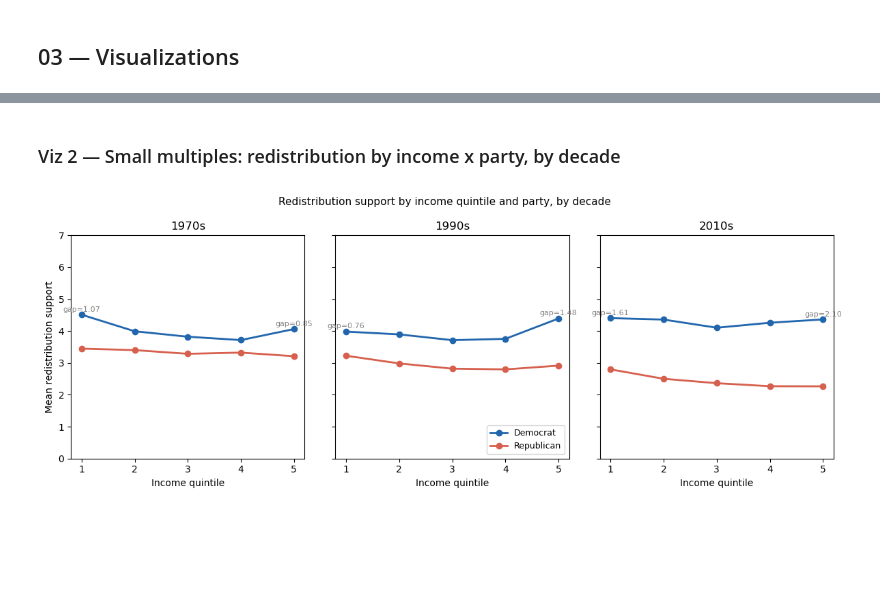
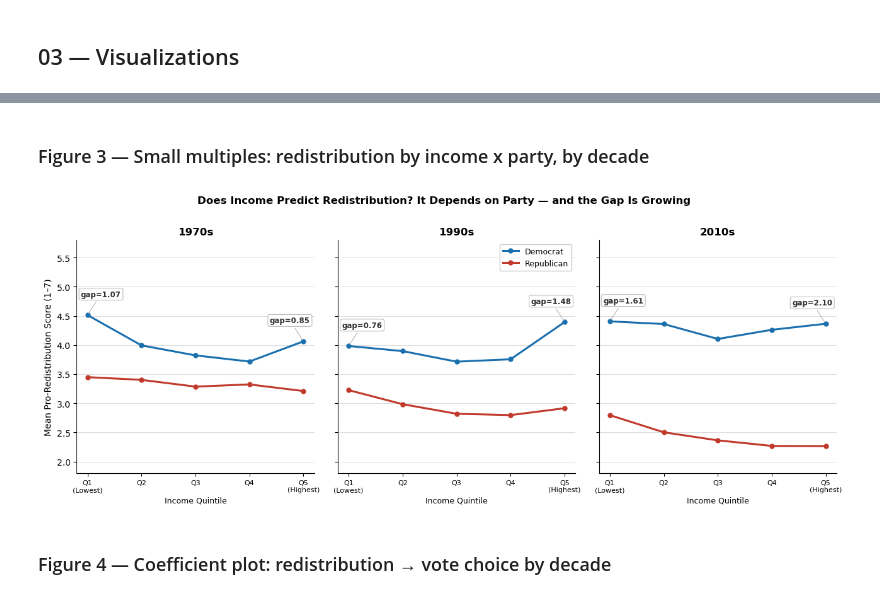
Before and after one commit to nnjaa2027/qss20-inequality-redistribution, a Jupyter notebook: code/03_visualize.ipynb, the cells around one changed output, grey strips where cells are left out. Saved outputs shown, nothing was run; the diff lists cells and outputs as text; code cells hidden in the pictures; blank space fills up the shorter version.

```diff
--- a/code/03_visualize.ipynb
+++ b/code/03_visualize.ipynb
@@ -4,6 +4,23 @@
 import pandas as pd
 import numpy as np
 import matplotlib.pyplot as plt
+import statsmodels.formula.api as smf
 
 df = pd.read_csv("../output/anes_clean.csv")
+
+# Census Bureau Historical Income Table H-4
+gini_df = pd.read_csv("../data/gini_census.csv")
+
+def decade(y):
+    return f"{int(y)//10*10}s"
+
+# shared style for event annotation text boxes
+LABEL_BOX = dict(boxstyle='round,pad=0.25', facecolor='white', edgecolor='#aaaaaa', linewidth=0.7, alpha=0.92)
+LABEL_KW  = dict(fontsize=7.5, fontweight='bold', color='#333333', bbox=LABEL_BOX, va='top')
+
+# shared style for data annotation boxes (gap labels etc.)
+DATA_BOX = dict(boxstyle='round,pad=0.25', facecolor='white', edgecolor='#aaaaaa', linewidth=0.7, alpha=0.92)
+DATA_KW  = dict(fontsize=8.5, fontweight='bold', color='#333333', bbox=DATA_BOX)
+
+events = {1980:'Reagan', 1994:'Gingrich\nRevolution', 2008:'Financial\nCrisis', 2016:'Trump'}
 # %% [markdown]
@@ -48,34 +101,50 @@ plt.show()
 # %% [markdown]
-### Viz 2 — Small multiples: redistribution by income x party, by decade
+### Figure 3 — Small multiples: redistribution by income x party, by decade
 # %%
-decade_map = {'1970s':(1970,1979), '1990s':(1990,1999), '2010s':(2010,2019)}
-parties = ['Democrat','Republican']
-colors  = {'Democrat':'#2166ac','Republican':'#d6604d'}
+decade_map = {'1970s': (1970, 1979), '1990s': (1990, 1999), '2010s': (2010, 2019)}
+parties = ['Democrat', 'Republican']
+colors  = {'Democrat': '#1a6faf', 'Republican': '#c0392b'}
 
-fig, axes = plt.subplots(1, 3, figsize=(12, 4.5), sharey=True)
-for ax, (dlabel, (y0,y1)) in zip(axes, decade_map.items()):
-    sub = df[(df['year']>=y0) & (df['year']<=y1) & df['party3'].isin(parties)]
+fig, axes = plt.subplots(1, 3, figsize=(13, 5), sharey=True)
+for ax, (dlabel, (y0, y1)) in zip(axes, decade_map.items()):
+    sub = df[(df['year'] >= y0) & (df['year'] <= y1) & df['party3'].isin(parties)]
     for p in parties:
-        grp = sub[sub['party3']==p].groupby('income')['redist'].mean()
-        ax.plot(grp.index, grp.values, marker='o', color=colors[p], label=p, lw=2)
+        grp = sub[sub['party3'] == p].groupby('income')['redist'].mean()
+        ax.plot(grp.index, grp.values, marker='o', color=colors[p], label=p, lw=2.2, ms=5)
 
-    # annotate gap at lowest and highest income quintile
+    # gap annotations: place above the higher line with text box, offset to avoid overlap
     for q in [1, 5]:
-        vals = {p: sub[sub['party3']==p].groupby('income')['redist'].mean().get(q, np.nan) for p in parties}
+        vals = {p: sub[sub['party3'] == p].groupby('income')['redist'].mean().get(q, np.nan) for p in parties}
         if not any(np.isnan(v) for v in vals.values()):
             gap = abs(vals['Democrat'] - vals['Republican'])
-            ax.annotate(f"gap={gap:.2f}", xy=(q, max(vals.values())+0.1), ha='center', fontsize=8, color='gray')
 
-    ax.set_title(dlabel)
-    ax.set_xlabel("Income quintile")
-    ax.set_xticks([1,2,3,4,5])
-    ax.set_ylim(0, 7)
+            # CHANGE THIS LINE: Shift Q1 to the right (+0.25) so it stays inside the axis
+            x_off = 0.25 if q == 1 else -0.25
 
-axes[0].set_ylabel("Mean redistribution support")
-axes[1].legend(loc='lower right', fontsize=9)
-fig.suptitle("Redistribution support by income quintile and party, by decade", fontsize=11)
+            ax.annotate(f"gap={gap:.2f}",
+                        xy=(q, max(vals.values())),
+                        xytext=(q + x_off, max(vals.values()) + 0.32),
+                        ha='center', **DATA_KW,
+                        arrowprops=dict(arrowstyle='-', color='#aaaaaa', lw=0.7))
+
+    ax.set_title(dlabel, fontsize=12, fontweight='bold')
+    ax.set_xlabel("Income Quintile", fontsize=9)
+    ax.set_xticks([1, 2, 3, 4, 5])
+    ax.set_xticklabels(['Q1\n(Lowest)', 'Q2', 'Q3', 'Q4', 'Q5\n(Highest)'], fontsize=8)
+    ax.set_ylim(1.8, 5.8)
+    ax.yaxis.grid(True, color='#dddddd', lw=0.7, zorder=0)
+    ax.set_axisbelow(True)
+    for spine in ['top', 'right']:
+        ax.spines[spine].set_visible(False)
+
+axes[0].set_ylabel("Mean Pro-Redistribution Score (1–7)", fontsize=10)
+axes[1].legend(loc='upper right', fontsize=9, framealpha=0.95, edgecolor='#cccccc')
+fig.suptitle("Does Income Predict Redistribution? It Depends on Party — and the Gap Is Growing",
+             fontsize=12, fontweight='bold', y=1.01)
 plt.tight_layout()
-plt.savefig("../output/viz2_small_multiples.png", dpi=150, bbox_inches='tight')
+plt.savefig("../output/viz3_small_multiples.png", dpi=150, bbox_inches='tight')
 plt.show()
 # %% [output]
-[figure, old version]
+[figure, new version]
+# %% [markdown]
+### Figure 4 — Coefficient plot: redistribution → vote choice by decade
```
Also changed, not shown: parts of 7 cells of this notebook, 9 other files.
